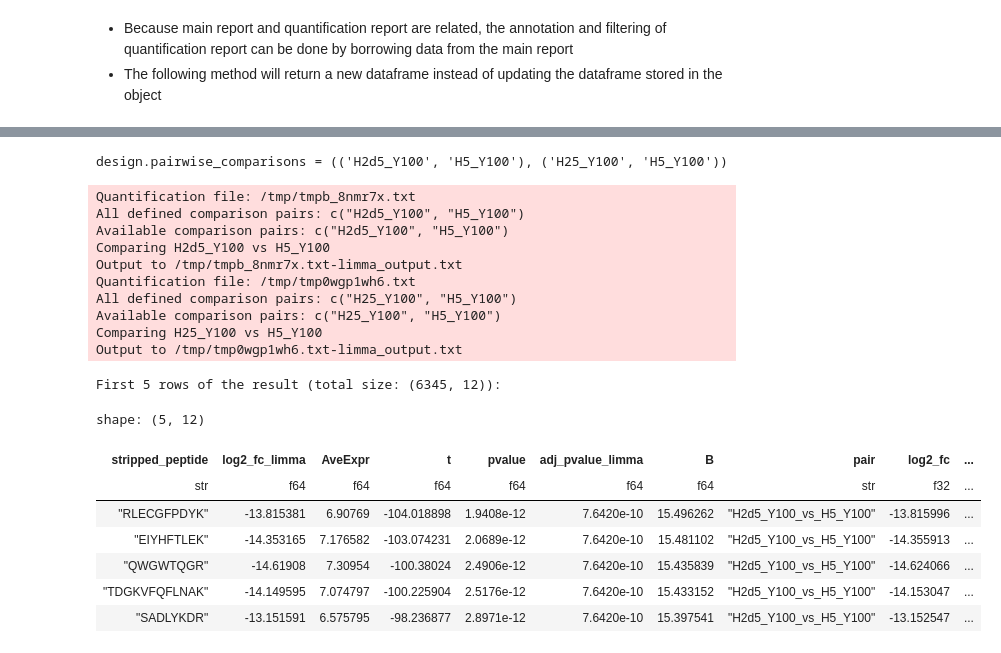
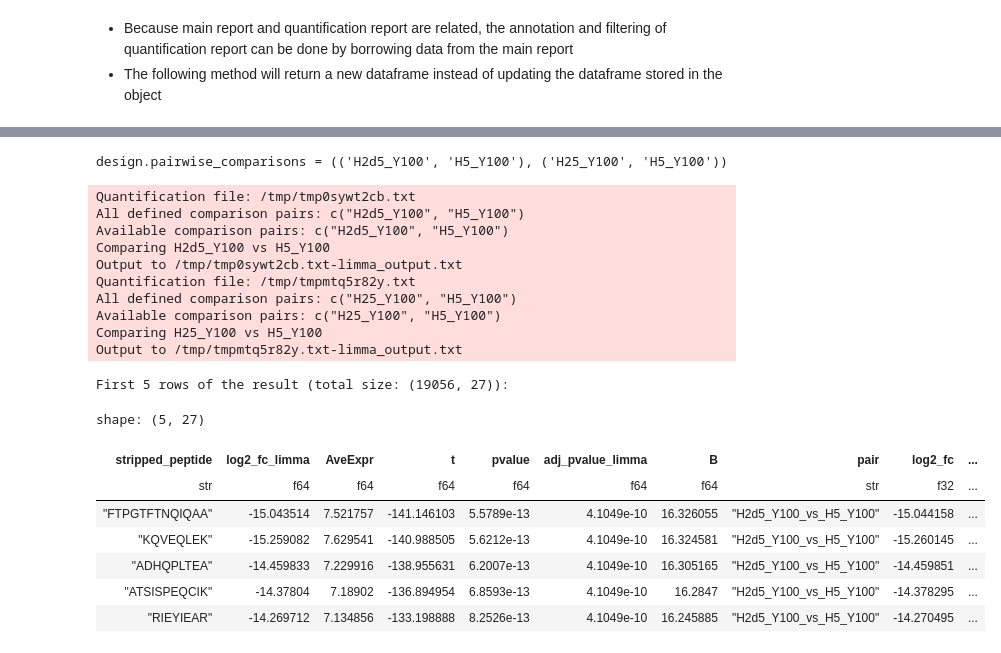
Before and after one commit to Shui-Group/DIA-LiPQuan, a Jupyter notebook: doc/source/usage.ipynb, the cells around one changed output, grey strips where cells are left out. Saved outputs shown, nothing was run; the diff lists cells and outputs as text; code cells hidden in the pictures.

```diff
--- a/doc/source/usage.ipynb
+++ b/doc/source/usage.ipynb
@@ -652,46 +667,57 @@ shape: (5, 9)
 # %%
 design = lipana.ComparisonDesign(exp_layout, (("H2d5_Y100", "H5_Y100"), ("H25_Y100", "H5_Y100")))
 print(f"{design.pairwise_comparisons = }")
 
-filters = (pl.col("peptide_enzymatic_specificity") == "fully_specific") & (
-    ~pl.col("mapped_species_from_peptide").str.contains(";", literal=True)
-)
+filters = pl.col("mapped_species_from_peptide").is_in(("HUMAN", "YEAST"))
 
-stats = lipana.do_stats_pipeline_pairwise(
+stats_all_pep = lipana.stats.pipe.do_stats_pipe_direct(
     qdf=report.get_quant_data(
         entry_name="stripped_peptide",
-        quant_name="peptide_quant_by_maxlfq_from_prec",  # this report is generated in one previous cell
+        quant_name="peptide_quant_by_maxlfq_from_ms1ms2",
         main_df_entry_filter=filters,
-    ),
-    main_df=report.df.filter(filters),
+    ),  # Note here no need to call `.df` because the requirement of filtering will make this function return a dataframe, instead of a `EntryQuantificationReport` object
     design=design,
-    target_entry_col="stripped_peptide",
-    base_entry_col=None,  # Note in this case, `base_entry_col` should be None
-    group_entry_col="protein_group",
-    pipeline="direct_test",  # Note this parameter is different from that in the previous example
+    entry_level="stripped_peptide",
+    mv_config=lipana.FullEmptyFillingMissingValueHandler(2),
+    min_rep_count=2,
+    annotation_df=report.df.filter(filters),
+    group_entry_level="protein_group",  # Note this parameter is given because FDR control also can be done on the protein level
+    annotation_cols=[
+        "peptide_start_position",
+        "peptide_end_position",
+        "prev_aa",
+        "next_aa",
+        "peptide_n_term_aa",
+        "peptide_c_term_aa",
+        "nterm_enzymatic_specificity",
+        "cterm_enzymatic_specificity",
+        "peptide_enzymatic_specificity",
+        "n_cut_site",
+        "c_cut_site",
+    ],
     return_chains=False,
 )
 sleep(0.1)
-print(f"First 5 rows of the result (total size: {stats.shape}):")
-stats.head(5)
+print(f"First 5 rows of the result (total size: {stats_all_pep.shape}):")
+stats_all_pep.head(5)
 # %% [output]
 design.pairwise_comparisons = (('H2d5_Y100', 'H5_Y100'), ('H25_Y100', 'H5_Y100'))
-Quantification file: /tmp/tmpb_8nmr7x.txt
+Quantification file: /tmp/tmp0sywt2cb.txt
 All defined comparison pairs: c("H2d5_Y100", "H5_Y100")
 Available comparison pairs: c("H2d5_Y100", "H5_Y100")
 Comparing H2d5_Y100 vs H5_Y100
-Output to /tmp/tmpb_8nmr7x.txt-limma_output.txt
-Quantification file: /tmp/tmp0wgp1wh6.txt
+Output to /tmp/tmp0sywt2cb.txt-limma_output.txt
+Quantification file: /tmp/tmpmtq5r82y.txt
 All defined comparison pairs: c("H25_Y100", "H5_Y100")
 Available comparison pairs: c("H25_Y100", "H5_Y100")
 Comparing H25_Y100 vs H5_Y100
-Output to /tmp/tmp0wgp1wh6.txt-limma_output.txt
+Output to /tmp/tmpmtq5r82y.txt-limma_output.txt
-First 5 rows of the result (total size: (6345, 12)):
+First 5 rows of the result (total size: (19056, 27)):
-shape: (5, 12)
+shape: (5, 27)
 | stripped_peptide | log2_fc_limma | AveExpr | t | pvalue | adj_pvalue_limma | B | pair | log2_fc | ... |
 | str | f64 | f64 | f64 | f64 | f64 | f64 | str | f32 | ... |
-| "RLECGFPDYK" | -13.815381 | 6.90769 | -104.018898 | 1.9408e-12 | 7.6420e-10 | 15.496262 | "H2d5_Y100_vs_H5_Y100" | -13.815996 | ... |
-| "EIYHFTLEK" | -14.353165 | 7.176582 | -103.074231 | 2.0689e-12 | 7.6420e-10 | 15.481102 | "H2d5_Y100_vs_H5_Y100" | -14.355913 | ... |
-| "QWGWTQGR" | -14.61908 | 7.30954 | -100.38024 | 2.4906e-12 | 7.6420e-10 | 15.435839 | "H2d5_Y100_vs_H5_Y100" | -14.624066 | ... |
-| "TDGKVFQFLNAK" | -14.149595 | 7.074797 | -100.225904 | 2.5176e-12 | 7.6420e-10 | 15.433152 | "H2d5_Y100_vs_H5_Y100" | -14.153047 | ... |
-| "SADLYKDR" | -13.151591 | 6.575795 | -98.236877 | 2.8971e-12 | 7.6420e-10 | 15.397541 | "H2d5_Y100_vs_H5_Y100" | -13.152547 | ... |
+| "FTPGTFTNQIQAA" | -15.043514 | 7.521757 | -141.146103 | 5.5789e-13 | 4.1049e-10 | 16.326055 | "H2d5_Y100_vs_H5_Y100" | -15.044158 | ... |
+| "KQVEQLEK" | -15.259082 | 7.629541 | -140.988505 | 5.6212e-13 | 4.1049e-10 | 16.324581 | "H2d5_Y100_vs_H5_Y100" | -15.260145 | ... |
+| "ADHQPLTEA" | -14.459833 | 7.229916 | -138.955631 | 6.2007e-13 | 4.1049e-10 | 16.305165 | "H2d5_Y100_vs_H5_Y100" | -14.459851 | ... |
+| "ATSISPEQCIK" | -14.37804 | 7.18902 | -136.894954 | 6.8593e-13 | 4.1049e-10 | 16.2847 | "H2d5_Y100_vs_H5_Y100" | -14.378295 | ... |
+| "RIEYIEAR" | -14.269712 | 7.134856 | -133.198888 | 8.2526e-13 | 4.1049e-10 | 16.245885 | "H2d5_Y100_vs_H5_Y100" | -14.270495 | ... |
```
Also changed, not shown: parts of 25 cells of this notebook, 9 other files.
